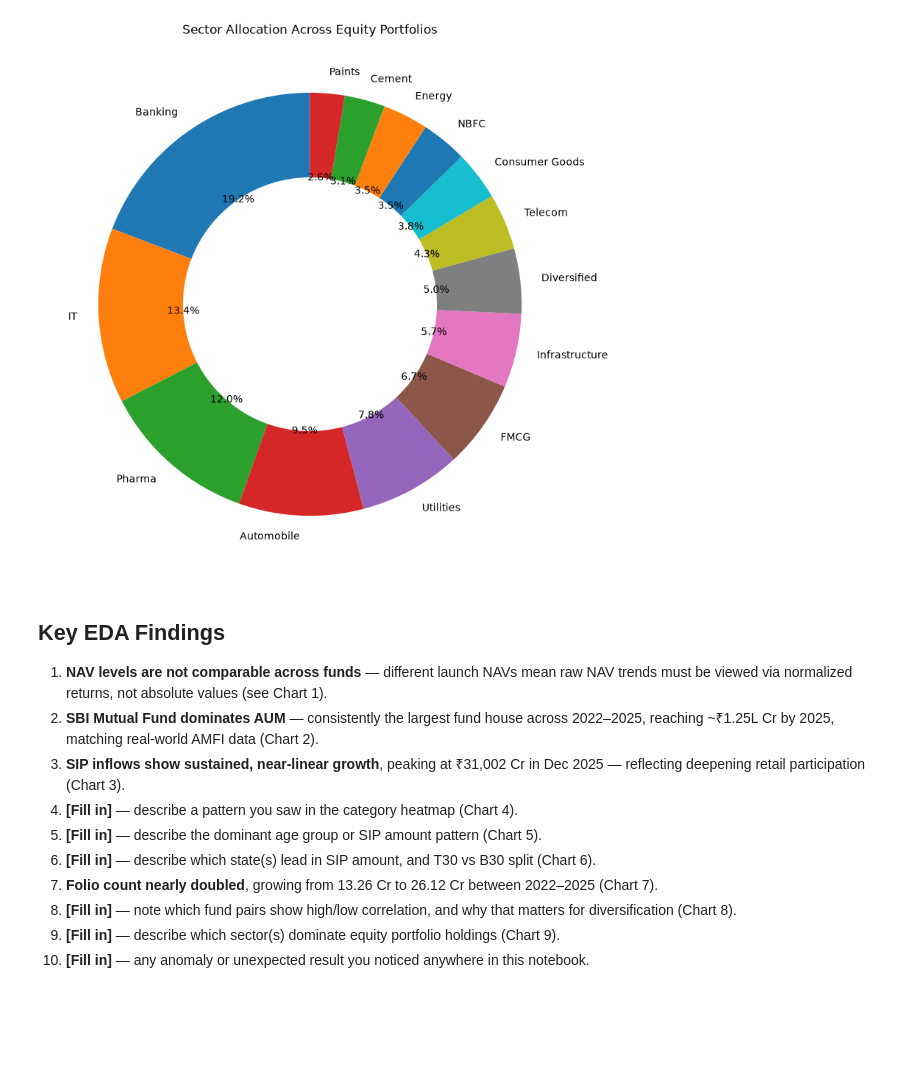
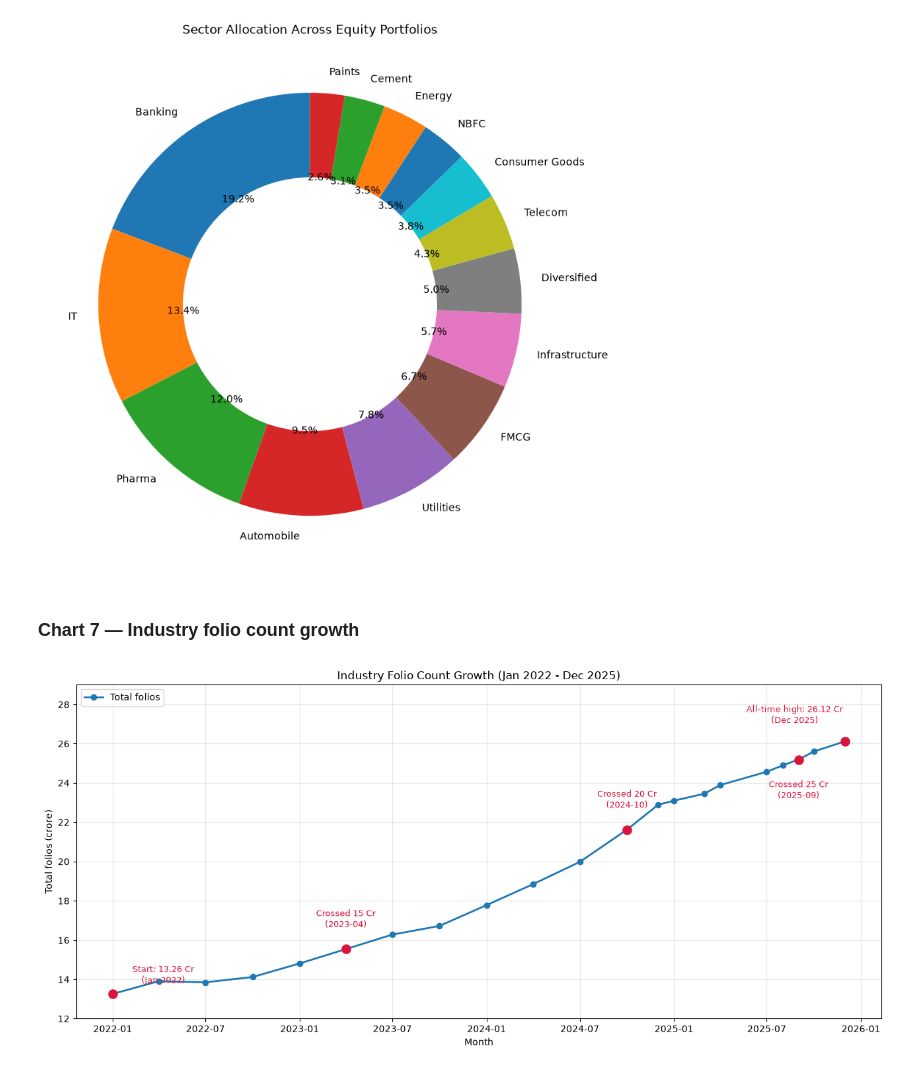
Before and after one commit to Devendragautam/bluestock-mf-capstone, a Jupyter notebook: notebooks/03_eda_analysis.ipynb, the cells around one changed output. Drawn from its saved outputs; the diff is of its cells as text; code cells hidden in the pictures; blank space fills up the shorter version.

Commit message:
Fund Performance Analytics done

```diff
--- a/notebooks/03_eda_analysis.ipynb
+++ b/notebooks/03_eda_analysis.ipynb
@@ -201,16 +186,41 @@ plt.savefig("../reports/charts/09_sector_allocation.png", dpi=200)
 plt.show()
 # %% [output]
 [figure]
-# %% [markdown]
-## Key EDA Findings
-
-1. **NAV levels are not comparable across funds** — different launch NAVs mean raw NAV trends must be viewed via normalized returns, not absolute values (see Chart 1).
-2. **SBI Mutual Fund dominates AUM** — consistently the largest fund house across 2022–2025, reaching ~₹1.25L Cr by 2025, matching real-world AMFI data (Chart 2).
-3. **SIP inflows show sustained, near-linear growth**, peaking at ₹31,002 Cr in Dec 2025 — reflecting deepening retail participation (Chart 3).
-4. **[Fill in]** — describe a pattern you saw in the category heatmap (Chart 4).
-5. **[Fill in]** — describe the dominant age group or SIP amount pattern (Chart 5).
-6. **[Fill in]** — describe which state(s) lead in SIP amount, and T30 vs B30 split (Chart 6).
-7. **Folio count nearly doubled**, growing from 13.26 Cr to 26.12 Cr between 2022–2025 (Chart 7).
-8. **[Fill in]** — note which fund pairs show high/low correlation, and why that matters for diversification (Chart 8).
-9. **[Fill in]** — describe which sector(s) dominate equity portfolio holdings (Chart 9).
-10. **[Fill in]** — any anomaly or unexpected result you noticed anywhere in this notebook.
+# %% [markdown]
+### Chart 7 — Industry folio count growth
+# %%
+folios["month_dt"] = pd.to_datetime(folios["month"])
+folios = folios.sort_values("month_dt").reset_index(drop=True)
+
+fig, ax = plt.subplots(figsize=(13, 6))
+ax.plot(folios["month_dt"], folios["total_folios_crore"], marker="o", lw=2,
+        color="#1f77b4", label="Total folios")
+
+# milestones: start, end, and the first month each threshold is crossed
+start_val = folios["total_folios_crore"].iloc[0]
+end_val = folios["total_folios_crore"].iloc[-1]
+marks = [(0, "Start: {:.2f} Cr@(Jan 2022)".format(start_val), (55, 12))]
+for threshold in [15, 20, 25]:
+    crossed = folios.index[folios["total_folios_crore"] >= threshold]
+    if len(crossed):
+        i = crossed[0]
+        marks.append((i, "Crossed {} Cr@({})".format(threshold, folios["month"].iloc[i]), (0, -42) if threshold == 25 else (0, 24)))
+marks.append((len(folios) - 1, "All-time high: {:.2f} Cr@(Dec 2025)".format(end_val), (-55, 20)))
+
+for i, label, offset in marks:
+    x, y = folios["month_dt"].iloc[i], folios["total_folios_crore"].iloc[i]
+    ax.scatter([x], [y], s=90, color="crimson", zorder=5)
+    ax.annotate(label.replace("@", "\n"), (x, y), textcoords="offset points",
+                xytext=offset, fontsize=9, ha="center", color="crimson")
+
+ax.set_title("Industry Folio Count Growth (Jan 2022 - Dec 2025)")
+ax.set_xlabel("Month")
+ax.set_ylabel("Total folios (crore)")
+ax.set_ylim(12, 29)
+ax.grid(alpha=0.3)
+ax.legend(loc="upper left")
+plt.tight_layout()
+plt.savefig(f"{CHARTS}/07_folio_count_growth.png", dpi=200)
+plt.show()
+# %% [output]
+[figure, added]
```
Also changed, not shown: parts of 22 cells of this notebook, 11 other files.
